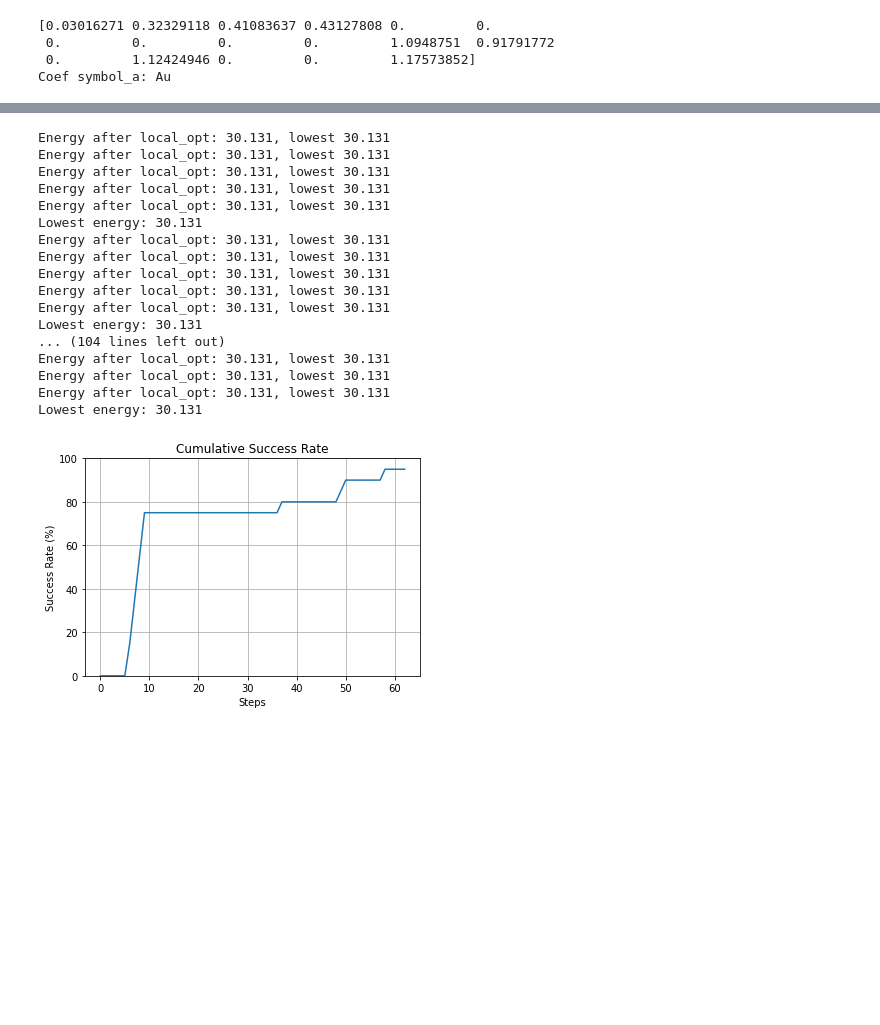
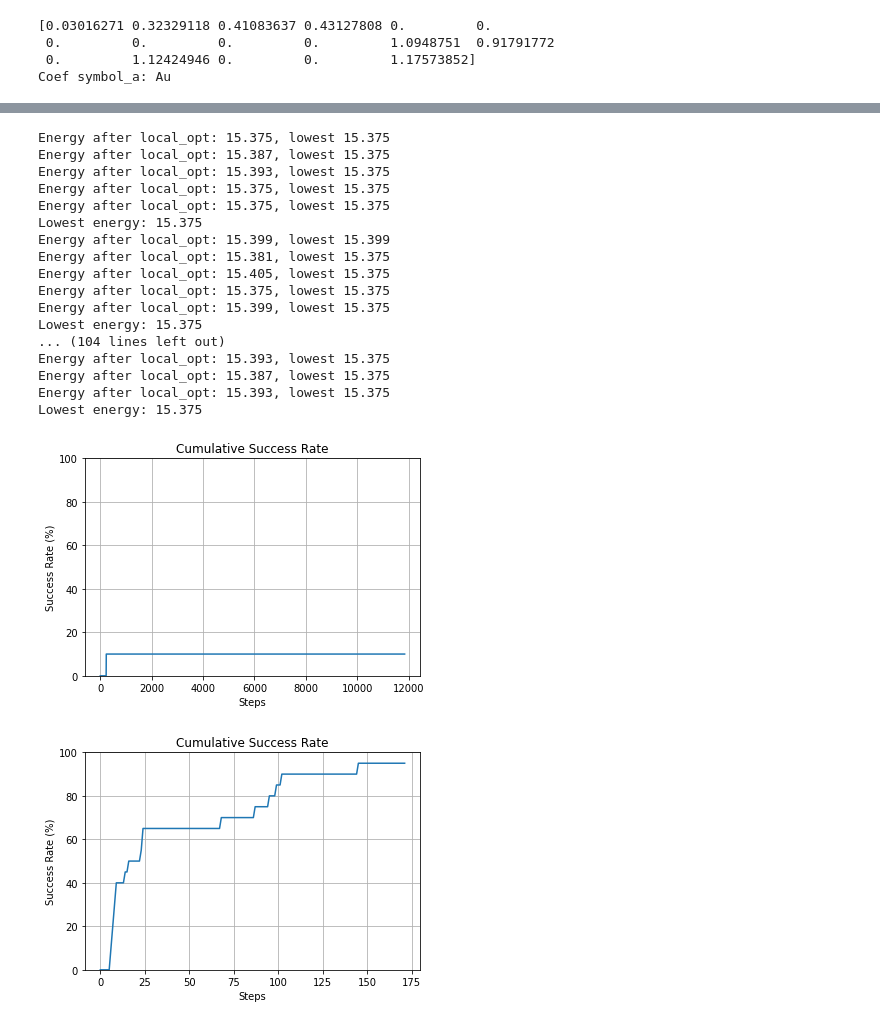
Before and after one commit to farrisric/npl, a Jupyter notebook: examples/chemical_ordering_global_opt.ipynb, the cells around one changed output, grey strips where cells are left out. Drawn from its saved outputs; the diff is of its cells as text; code cells hidden in the pictures; blank space fills up the shorter version.

```diff
--- a/examples/chemical_ordering_global_opt.ipynb
+++ b/examples/chemical_ordering_global_opt.ipynb
@@ -43,7 +43,7 @@ from npl.monte_carlo import run_monte_carlo as rmc
 
 steps_MC, energies_MC = [], []
 for i in range(10):
-    start_particle = create_start_particle(4, 1, {'Au': 0.67, 'Pt': 0.33})
+    start_particle = create_start_particle(4, 1, {'Au': 0.33, 'Pt': 0.67})
     beta, max_steps = 50, 5000
     [best_particle, accepted_energies] = rmc(beta, max_steps, start_particle, energy_calculator, local_feature_classifier)
 
@@ -106,7 +102,7 @@ from npl.optimization.basin_hopping import run_basin_hopping
 
 steps_BH, energies_BH = [], []
 for i in range(20):
-    start_particle = create_start_particle(4, 1, {'Au': 0.67, 'Pt': 0.33})
+    start_particle = create_start_particle(4, 1, {'Au': 0.33, 'Pt': 0.67})
     [best_particle, lowest_energies, flip_energy_list] = run_basin_hopping(start_particle,
                                                                         energy_calculator,
                                                                         total_energies,
@@ -116,25 +112,26 @@ for i in range(20):
     energies_BH.append(lowest_energies[-2][0])
     steps_BH.append(lowest_energies[-2][1])
 # %% [output]
-Energy after local_opt: 30.131, lowest 30.131
-Energy after local_opt: 30.131, lowest 30.131
-Energy after local_opt: 30.131, lowest 30.131
-Energy after local_opt: 30.131, lowest 30.131
-Energy after local_opt: 30.131, lowest 30.131
-Lowest energy: 30.131
-Energy after local_opt: 30.131, lowest 30.131
-Energy after local_opt: 30.131, lowest 30.131
-Energy after local_opt: 30.131, lowest 30.131
-Energy after local_opt: 30.131, lowest 30.131
-Energy after local_opt: 30.131, lowest 30.131
-Lowest energy: 30.131
+Energy after local_opt: 15.375, lowest 15.375
+Energy after local_opt: 15.387, lowest 15.375
+Energy after local_opt: 15.393, lowest 15.375
+Energy after local_opt: 15.375, lowest 15.375
+Energy after local_opt: 15.375, lowest 15.375
+Lowest energy: 15.375
+Energy after local_opt: 15.399, lowest 15.399
+Energy after local_opt: 15.381, lowest 15.375
+Energy after local_opt: 15.405, lowest 15.375
+Energy after local_opt: 15.375, lowest 15.375
+Energy after local_opt: 15.399, lowest 15.375
+Lowest energy: 15.375
 ... (104 lines left out)
-Energy after local_opt: 30.131, lowest 30.131
-Energy after local_opt: 30.131, lowest 30.131
-Energy after local_opt: 30.131, lowest 30.131
-Lowest energy: 30.131
+Energy after local_opt: 15.393, lowest 15.375
+Energy after local_opt: 15.387, lowest 15.375
+Energy after local_opt: 15.393, lowest 15.375
+Lowest energy: 15.375
 # %%
-#plot_cummulative_success_rate(energies_MC, steps_MC,)
+plot_cummulative_success_rate(energies_MC, steps_MC,)
 plot_cummulative_success_rate(energies_BH, steps_BH,)
 # %% [output]
-[figure, old version]
+[figure, new version]
+[figure, added]
```
Also changed, not shown: parts of 5 cells of this notebook, 2 other files.
